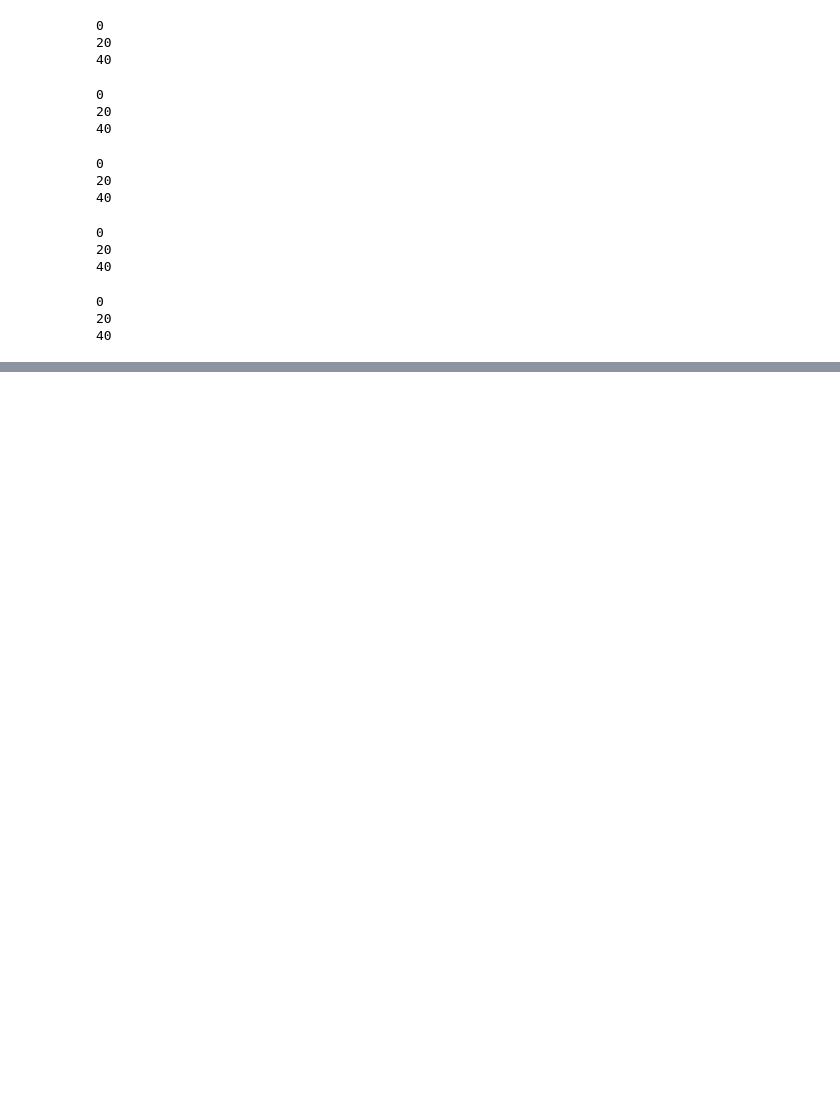
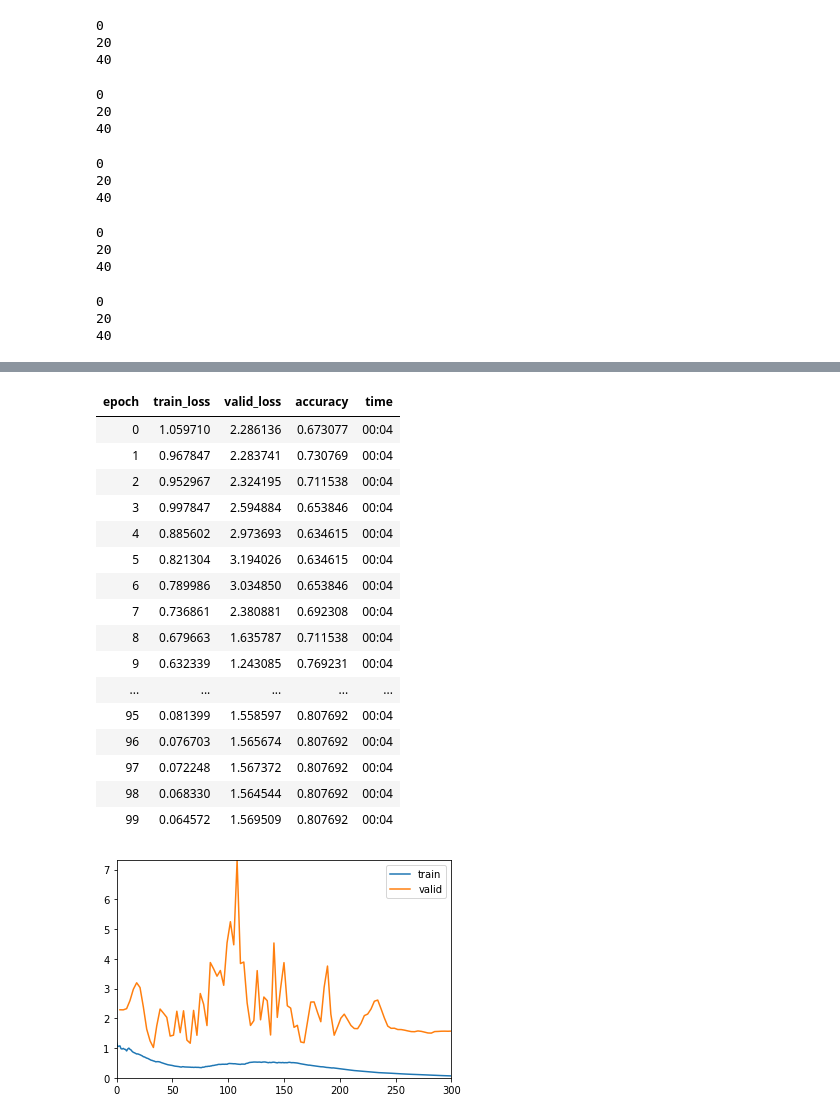
Before and after one commit to aadiharan99/DL_Labwork, a Jupyter notebook: J014_Lab10.ipynb, the cells around one changed output, grey strips where cells are left out. Cells and saved outputs as stored; diff of their text form; code cells hidden in the pictures; blank space fills up the shorter version.

```diff
--- a/J014_Lab10.ipynb
+++ b/J014_Lab10.ipynb
@@ -257,0 +388,21 @@ data.to_csv("original.csv",index=False)
+# %%
+learner.fit_one_cycle(100, max_lr=slice(1e-2,1e-1))
+# %% [output]
+| epoch | train_loss | valid_loss | accuracy | time |
+| 0 | 1.059710 | 2.286136 | 0.673077 | 00:04 |
+| 1 | 0.967847 | 2.283741 | 0.730769 | 00:04 |
+| 2 | 0.952967 | 2.324195 | 0.711538 | 00:04 |
+| 3 | 0.997847 | 2.594884 | 0.653846 | 00:04 |
+| 4 | 0.885602 | 2.973693 | 0.634615 | 00:04 |
+| 5 | 0.821304 | 3.194026 | 0.634615 | 00:04 |
+| 6 | 0.789986 | 3.034850 | 0.653846 | 00:04 |
+| 7 | 0.736861 | 2.380881 | 0.692308 | 00:04 |
+| 8 | 0.679663 | 1.635787 | 0.711538 | 00:04 |
+| 9 | 0.632339 | 1.243085 | 0.769231 | 00:04 |
+| ... | ... | ... | ... | ... |
+| 95 | 0.081399 | 1.558597 | 0.807692 | 00:04 |
+| 96 | 0.076703 | 1.565674 | 0.807692 | 00:04 |
+| 97 | 0.072248 | 1.567372 | 0.807692 | 00:04 |
+| 98 | 0.068330 | 1.564544 | 0.807692 | 00:04 |
+| 99 | 0.064572 | 1.569509 | 0.807692 | 00:04 |
+[figure, added]
```
Also changed, not shown: parts of 28 cells of this notebook.
